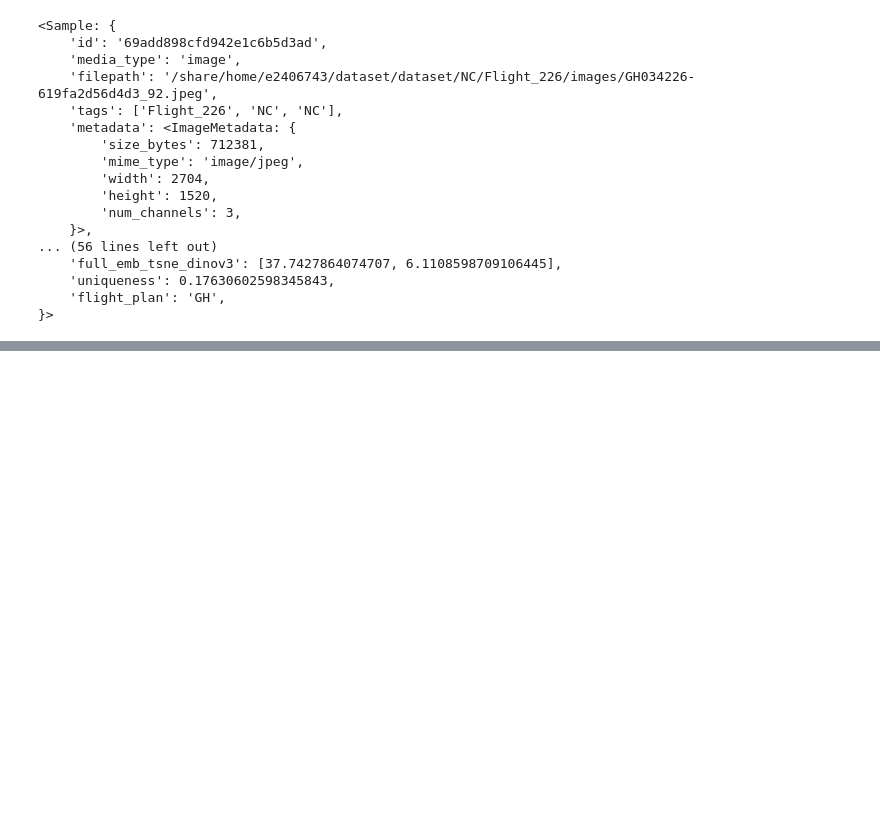
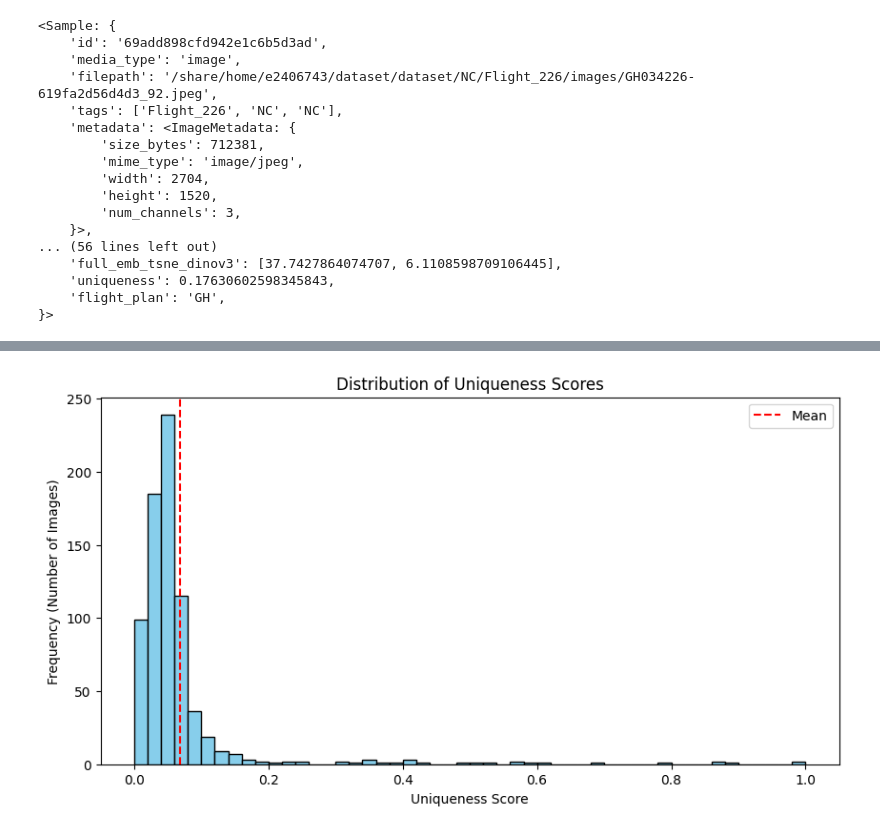
Before and after one commit to emanuel-gf/Dugongs_IRISA-MARBEC-LIRMM, a Jupyter notebook: chapter1_exploringID/studies/preset-31-03.ipynb, the cells around one changed output, grey strips where cells are left out. Saved outputs shown, nothing was run; the diff lists cells and outputs as text; code cells hidden in the pictures; blank space fills up the shorter version.

```diff
--- a/chapter1_exploringID/studies/preset-31-03.ipynb
+++ b/chapter1_exploringID/studies/preset-31-03.ipynb
@@ -696,0 +827,15 @@ next(iter(dataset))
+# %%
+def plot_uniqueness_distribution(uniqueness_scores):
+    plt.figure(figsize=(10, 5))
+    plt.hist(uniqueness_scores, bins=50, color='skyblue', edgecolor='black')
+    plt.axvline(np.mean(uniqueness_scores), color='red', linestyle='dashed', label='Mean')
+
+    plt.title("Distribution of Uniqueness Scores")
+    plt.xlabel("Uniqueness Score")
+    plt.ylabel("Frequency (Number of Images)")
+    plt.legend()
+    plt.show()
+
+plot_uniqueness_distribution(arr_uniq)
+# %% [output]
+[figure, added]
```
Also changed, not shown: parts of 28 cells of this notebook, 2 other files.
